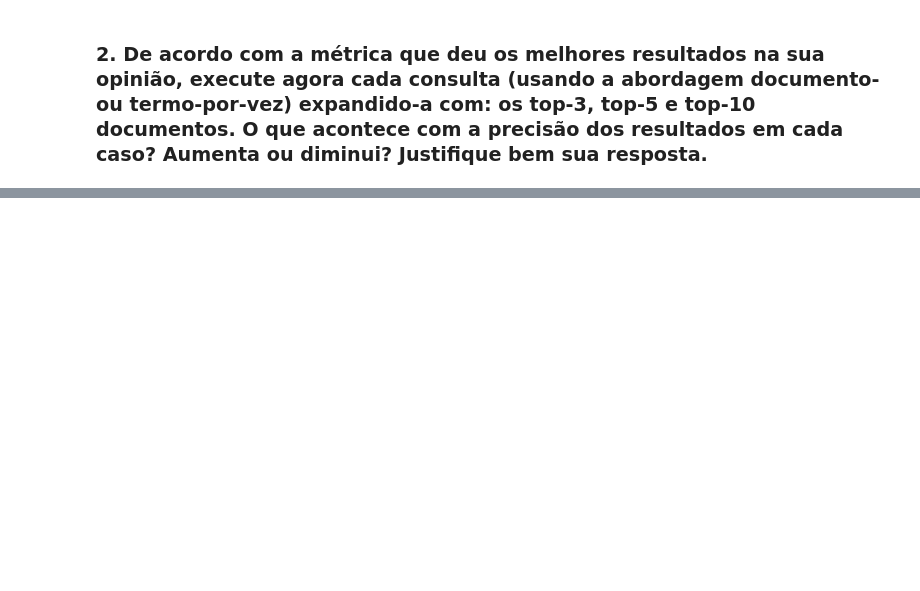
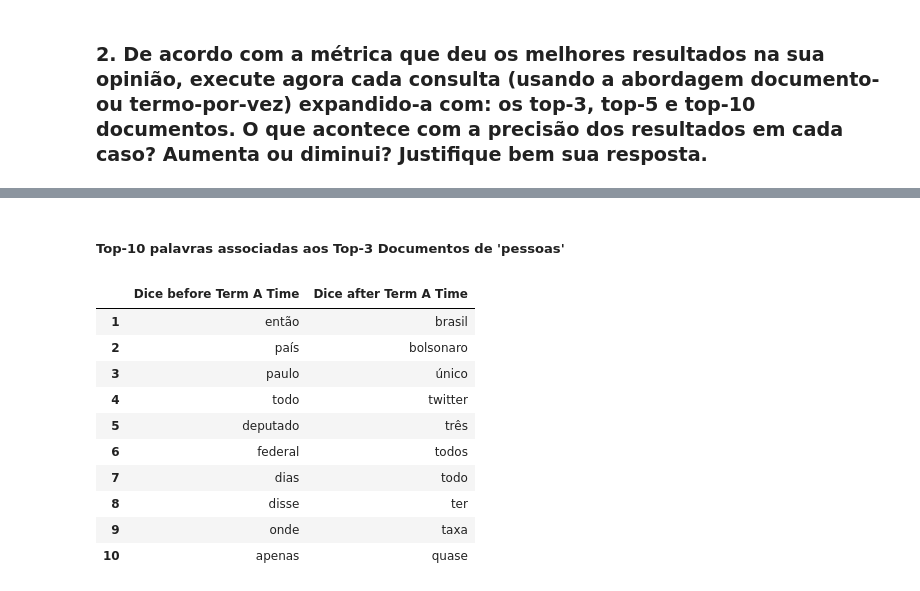
Before and after one commit to RubensBBatista/ri_lab_05, a Jupyter notebook: lab_05_ri.ipynb, the cells around one changed output, grey strips where cells are left out. Cells and saved outputs as stored; diff of their text form; code cells hidden in the pictures; blank space fills up the shorter version.

```diff
--- a/lab_05_ri.ipynb
+++ b/lab_05_ri.ipynb
@@ -179,3 +129,0 @@ tabela_03
-# %%
-tabela_04.index += 1
-tabela_04
@@ -212,0 +325,19 @@ tabela_05
+# %% [markdown]
+##### Top-10 palavras associadas aos Top-3 Documentos de 'pessoas'
+# %%
+tabela_DICE = pnd.DataFrame()
+tabela_DICE['Dice before Term A Time'] = tabela_04['Dice']
+tabela_DICE['Dice after Term A Time'] = tabela_top4['Dice']
+tabela_DICE
+# %% [output]
+|  | Dice before Term A Time | Dice after Term A Time |
+| 1 | então | brasil |
+| 2 | país | bolsonaro |
+| 3 | paulo | único |
+| 4 | todo | twitter |
+| 5 | deputado | três |
+| 6 | federal | todos |
+| 7 | dias | todo |
+| 8 | disse | ter |
+| 9 | onde | taxa |
+| 10 | apenas | quase |
```
Also changed, not shown: parts of 68 cells of this notebook.
